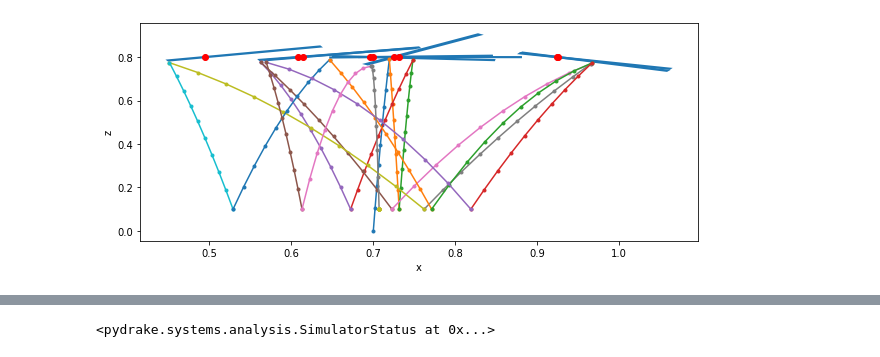
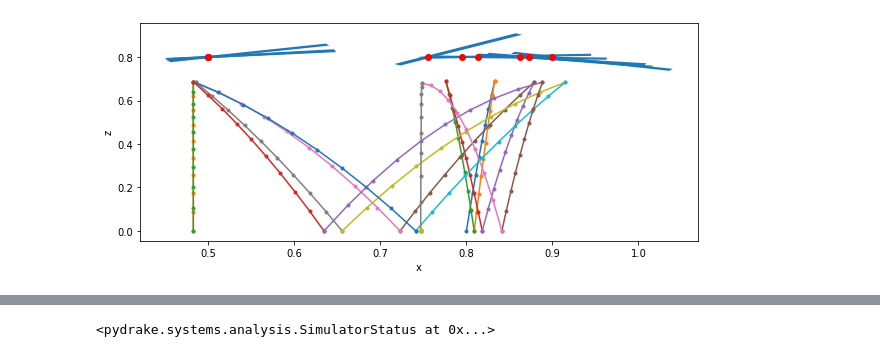
Before and after one commit to jorgenin/BallBouncer, a Jupyter notebook: TestBouncingManipulatorIKController.ipynb, the cells around one changed output, grey strips where cells are left out. Cells and saved outputs as stored; diff of their text form; code cells hidden in the pictures.

```diff
--- a/TestBouncingManipulatorIKController.ipynb
+++ b/TestBouncingManipulatorIKController.ipynb
@@ -39,7 +42,7 @@ Meshcat is now available at http://localhost:7009
 # %%
 N=10
 g=9.81
-h,q_m,q_mdot,q_b,q_bdot = Optimizer2d(N)
+h,q_m,q_mdot,q_b,q_bdot = Optimizer2d(N,e=.8,initialV = 5)
 
 #Plot the solution
 fig, ax = plt.subplots(figsize=(10,4))
@@ -55,31 +58,31 @@ for i in range(N):
     x = x_start+ q_bdot[0,i]*t
     z = z_start + q_bdot[1,i]*t - .5*g*t*t
     ax.plot(x, z, '.-')
     x_start = x[-1]
     z_start = z[-1]
 
     if i is not N-1:
         t = h[1,i]*relative_time
         x = x_start+ q_mdot[3,i]*t
         z = z_start + q_mdot[4,i]*t - .5*g*t*t
         x_m = q_m[0,i]
         y_m = q_m[1,i]
         theta_m = q_m[2,i]
 
 
         Normal = np.array([sin(theta_m),-cos(theta_m)])
         tangent =  np.array([cos(theta_m),sin(theta_m)])
 
         pos = [x_m,y_m] + Normal*.005 - tangent*0.05
 
         ax.plot(x, z, '.-')
         ax.plot(x_m,y_m,'ro')
         tangent = np.array([])
 
         ax.add_patch(mpatches.Rectangle(pos,.2,.01,angle=theta_m*180/np.pi))
         x_start = x[-1]
         z_start = z[-1]
 
 times = np.cumsum(np.sum(h,axis=0))
 # %% [output]
-[figure, old version]
+[figure, new version]
```
Also changed, not shown: parts of 14 cells of this notebook, 6 other files.
